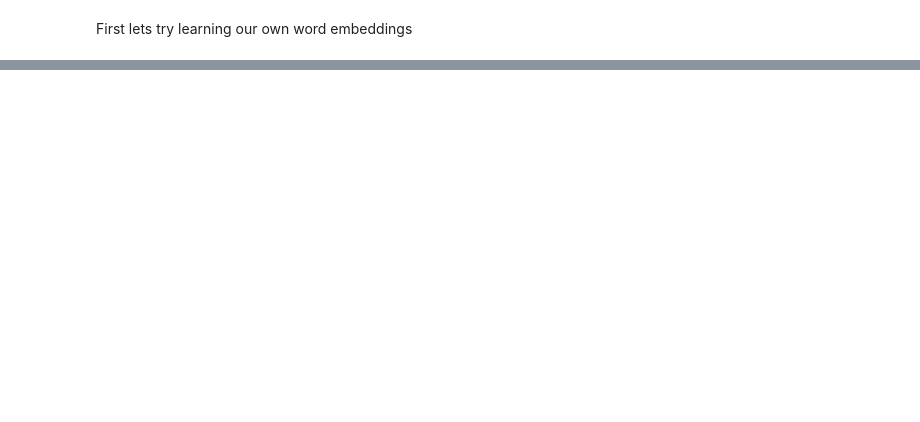
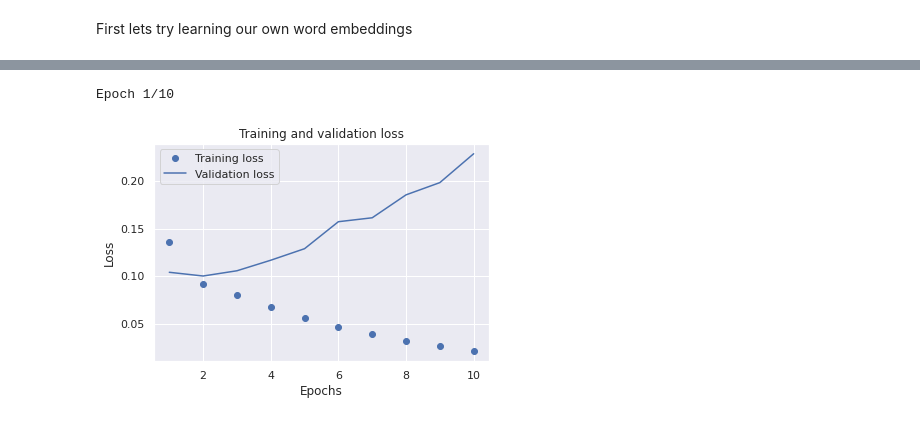
Before and after one commit to marabian/toxic-comment-classification, a Jupyter notebook: toxic-comment-classification.ipynb, the cells around one changed output, grey strips where cells are left out. Drawn from its saved outputs; the diff is of its cells as text; code cells hidden in the pictures; blank space fills up the shorter version.

```diff
--- a/toxic-comment-classification.ipynb
+++ b/toxic-comment-classification.ipynb
@@ -918,0 +1006,14 @@ NameError: ignored
+# %%
+# Using the LSTM Layer in Keras
+from keras.layers import LSTM
+from keras.layers import Dropout
+
+model = Sequential()
+model.add(Embedding(10000, 32, input_length=maxlen))
+model.add(LSTM(16, dropout=0.7, recurrent_dropout=0.7))
+#model.add(Dropout(0.5))
+model.add(Dense(1, activation='sigmoid'))
+model.summary()
+model.compile(optimizer='adam',
+              loss='binary_crossentropy',
+              metrics=['accuracy'])
@@ -918,0 +1036,12 @@ NameError: ignored
+# %%
+history_lstm = model.fit(x_train,
+                          train.toxic,
+                          epochs=10,
+                          batch_size=32,
+                          validation_data=(x_test, test.toxic))
+# %% [output]
+Epoch 1/10
+# %%
+plot_loss(history_lstm)
+# %% [output]
+[figure, added]
```
Also changed, not shown: parts of 20 cells of this notebook.
